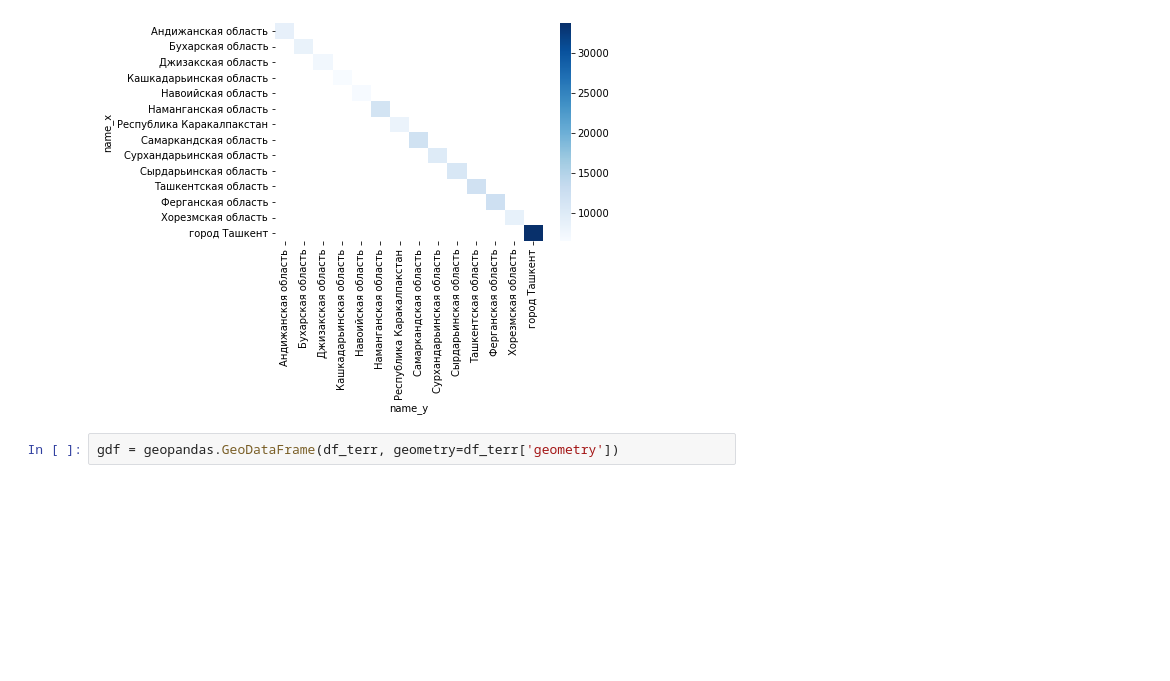
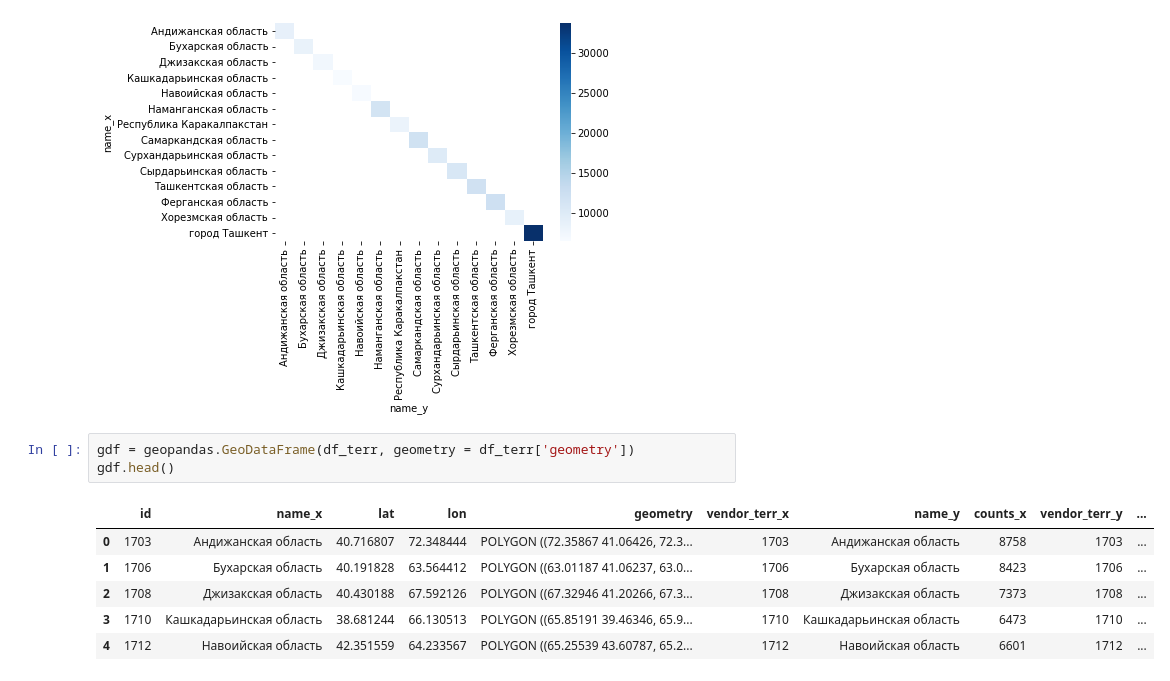
Before and after one commit to NilufarKhaydarova/procurement_analysis, a Jupyter notebook: territory_process.ipynb, the cells around one changed output. Drawn from its saved outputs; the diff is of its cells as text; blank space fills up the shorter version.

```diff
--- a/territory_process.ipynb
+++ b/territory_process.ipynb
@@ -298,5 +324,13 @@ sns.heatmap(df_terr.pivot_table(index='name_x', columns='name_y', values='counts
 <AxesSubplot:xlabel='name_y', ylabel='name_x'>
 [figure]
 # %%
-gdf = geopandas.GeoDataFrame(df_terr, geometry=df_terr['geometry'])
+gdf = geopandas.GeoDataFrame(df_terr, geometry = df_terr['geometry'])
+gdf.head()
+# %% [output]
+|  | id | name_x | lat | lon | geometry | vendor_terr_x | name_y | counts_x | vendor_terr_y | ... |
+| 0 | 1703 | Андижанская область | 40.716807 | 72.348444 | POLYGON ((72.35867 41.06426, 72.3... | 1703 | Андижанская область | 8758 | 1703 | ... |
+| 1 | 1706 | Бухарская область | 40.191828 | 63.564412 | POLYGON ((63.01187 41.06237, 63.0... | 1706 | Бухарская область | 8423 | 1706 | ... |
+| 2 | 1708 | Джизакская область | 40.430188 | 67.592126 | POLYGON ((67.32946 41.20266, 67.3... | 1708 | Джизакская область | 7373 | 1708 | ... |
+| 3 | 1710 | Кашкадарьинская область | 38.681244 | 66.130513 | POLYGON ((65.85191 39.46346, 65.9... | 1710 | Кашкадарьинская область | 6473 | 1710 | ... |
+| 4 | 1712 | Навоийская область | 42.351559 | 64.233567 | POLYGON ((65.25539 43.60787, 65.2... | 1712 | Навоийская область | 6601 | 1712 | ... |
 # %%
```
Also changed, not shown: parts of 6 cells of this notebook, 1 other file.
